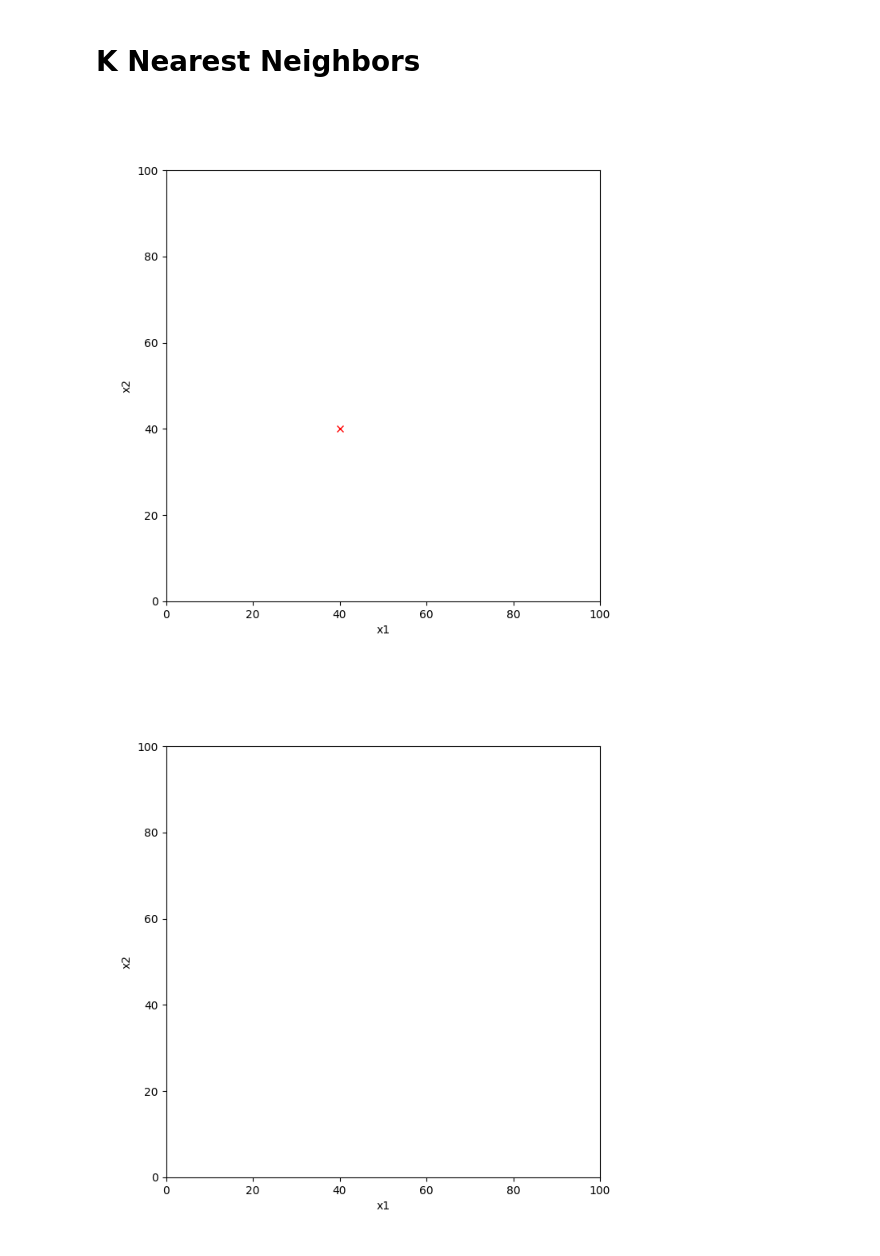
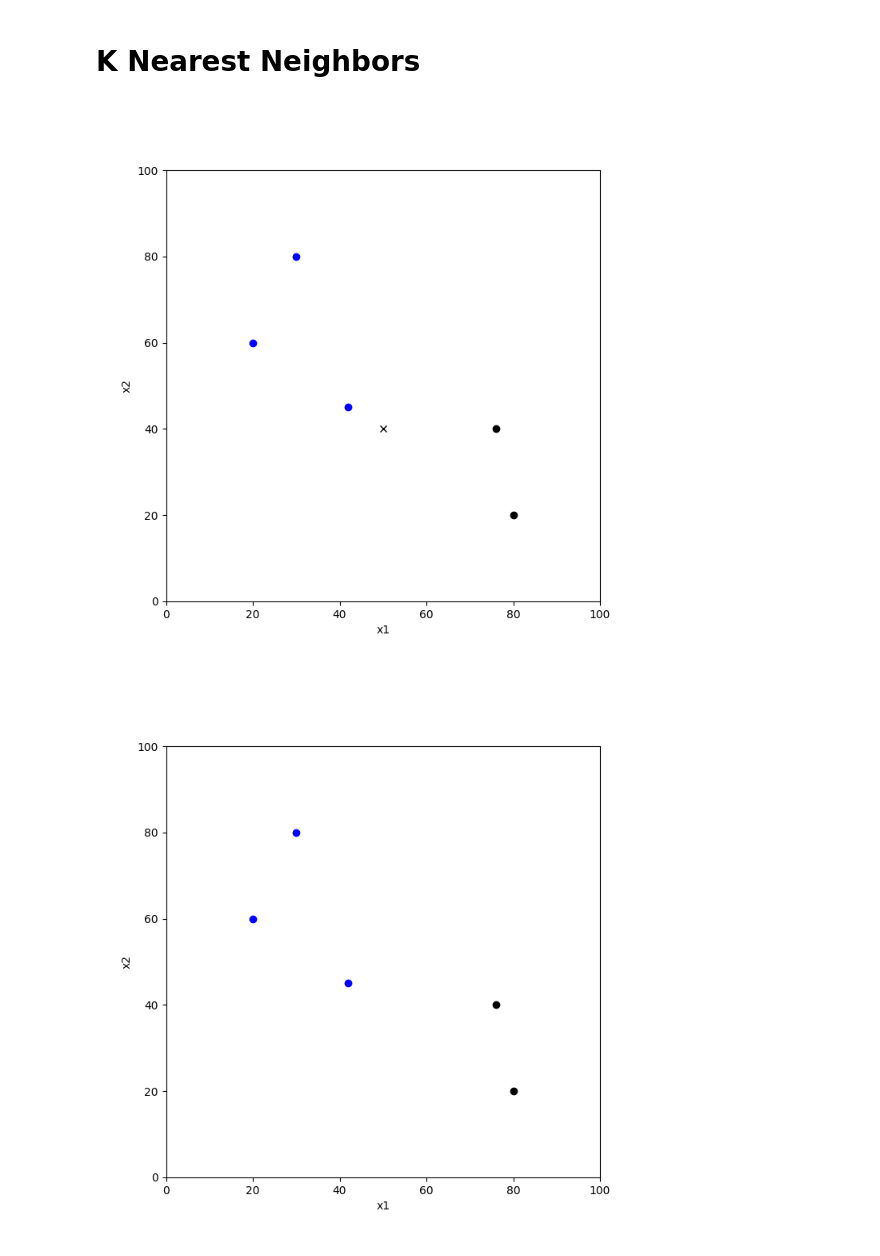
Before and after one commit to Kepins/int-artificial-inteligence-algorithms, a Jupyter notebook: ai_vis.ipynb, the cells around one changed output. Drawn from its saved outputs; the diff is of its cells as text; code cells hidden in the pictures.

```diff
--- a/ai_vis.ipynb
+++ b/ai_vis.ipynb
@@ -197,7 +197,7 @@ Point = namedtuple('Point', ['x1', 'x2', 'y']) #  y can only be 0 or 1
 class InteractiveKNN:
     def __init__(self, k=3, points_train=[], points_pred=[]):
         self.k = k
-        self.model = KNeighborsClassifier(n_neighbors=3)
+        self.model = KNeighborsClassifier(n_neighbors=k)
         self.points_train = points_train
         self.points_pred = points_pred
 
@@ -221,7 +221,7 @@ class InteractiveKNN:
 
 
     def __has_two_classes_with_k(self):
-        return len([p for p in self.points_train if p.y==0]) >= self.k and len([p for p in self.points_train if p.y==1]) >= self.k
+        return len([p for p in self.points_train if p.y==0]) + len([p for p in self.points_train if p.y==1]) >= self.k
 
     def __update_model(self):
         if self.__has_two_classes_with_k():
@@ -321,11 +321,11 @@ class InteractiveKNN:
     def cleanup(self):
         plt.close(self.figtrain)
 # %%
-interactive_k_nearest_neighbors = InteractiveKNN(# points_train=[Point(30, 80, 1), Point(20, 60, 1), Point(42, 45, 1), Point(76, 40, 0)],
-                                                points_pred=[Point(40, 40, None)])
+interactive_k_nearest_neighbors = InteractiveKNN(k=3, points_train=[Point(30, 80, 1), Point(20, 60, 1), Point(42, 45, 1), Point(80, 20, 0) ,Point(76, 40, 0)],
+                                                points_pred=[Point(50, 40, None)])
 # %% [output]
-[figure, old version]
+[figure, new version]
-[figure, old version]
+[figure, new version]
 # %%
 interactive_k_nearest_neighbors.cleanup()
 del interactive_k_nearest_neighbors
```
Also changed, not shown: parts of 1 cell of this notebook.
